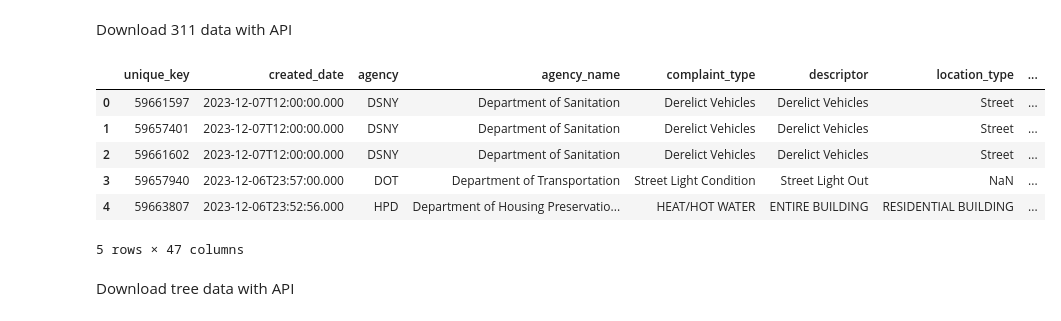
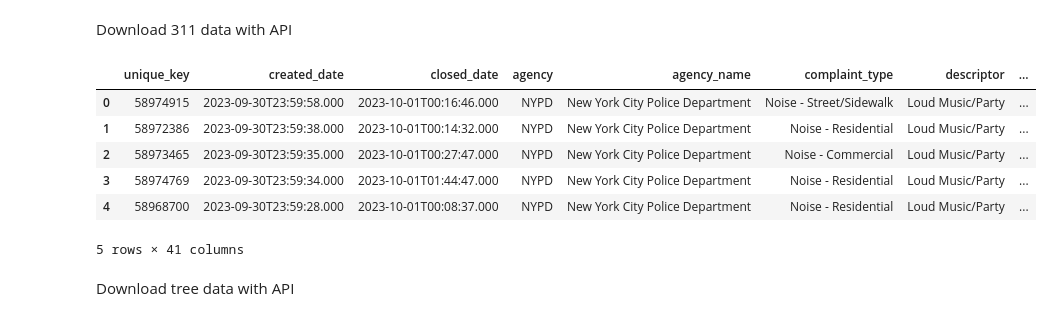
Before and after one commit to yczhou912/4501-Final-Project, a Jupyter notebook: Project.ipynb, the cells around one changed output. Cells and saved outputs as stored; diff of their text form; code cells hidden in the pictures.

```diff
--- a/Project.ipynb
+++ b/Project.ipynb
@@ -44,26 +44,26 @@ raw_zillow.head()
 Download 311 data with API
 # %%
 # API endpoint URL
-url_311 = 'https://data.cityofnewyork.us/resource/erm2-nwe9.json?$limit=100000'
+url_311 = 'https://data.cityofnewyork.us/resource/erm2-nwe9.json?$where=created_date between \'2023-01-01T00:00:00\' and \'2023-09-30T23:59:59\'&$limit=100000000'
 
 # Set up the headers with the API token
 headers = {'X-App-Token': token}
 
 # Make the API request
 response = requests.get(url_311, headers=headers)
 data = response.json()
 
 # Print the data
 raw_311= pd.DataFrame(data)
 raw_311.head()
 # %% [output]
-|  | unique_key | created_date | agency | agency_name | complaint_type | descriptor | location_type | ... |
-| 0 | 59661597 | 2023-12-07T12:00:00.000 | DSNY | Department of Sanitation | Derelict Vehicles | Derelict Vehicles | Street | ... |
-| 1 | 59657401 | 2023-12-07T12:00:00.000 | DSNY | Department of Sanitation | Derelict Vehicles | Derelict Vehicles | Street | ... |
-| 2 | 59661602 | 2023-12-07T12:00:00.000 | DSNY | Department of Sanitation | Derelict Vehicles | Derelict Vehicles | Street | ... |
-| 3 | 59657940 | 2023-12-06T23:57:00.000 | DOT | Department of Transportation | Street Light Condition | Street Light Out | NaN | ... |
-| 4 | 59663807 | 2023-12-06T23:52:56.000 | HPD | Department of Housing Preservatio... | HEAT/HOT WATER | ENTIRE BUILDING | RESIDENTIAL BUILDING | ... |
+|  | unique_key | created_date | closed_date | agency | agency_name | complaint_type | descriptor | ... |
+| 0 | 58974915 | 2023-09-30T23:59:58.000 | 2023-10-01T00:16:46.000 | NYPD | New York City Police Department | Noise - Street/Sidewalk | Loud Music/Party | ... |
+| 1 | 58972386 | 2023-09-30T23:59:38.000 | 2023-10-01T00:14:32.000 | NYPD | New York City Police Department | Noise - Residential | Loud Music/Party | ... |
+| 2 | 58973465 | 2023-09-30T23:59:35.000 | 2023-10-01T00:27:47.000 | NYPD | New York City Police Department | Noise - Commercial | Loud Music/Party | ... |
+| 3 | 58974769 | 2023-09-30T23:59:34.000 | 2023-10-01T01:44:47.000 | NYPD | New York City Police Department | Noise - Residential | Loud Music/Party | ... |
+| 4 | 58968700 | 2023-09-30T23:59:28.000 | 2023-10-01T00:08:37.000 | NYPD | New York City Police Department | Noise - Residential | Loud Music/Party | ... |
-5 rows × 47 columns
+5 rows × 41 columns
 # %% [markdown]
 Download tree data with API
 # %%
```
Also changed, not shown: parts of 32 cells of this notebook.
